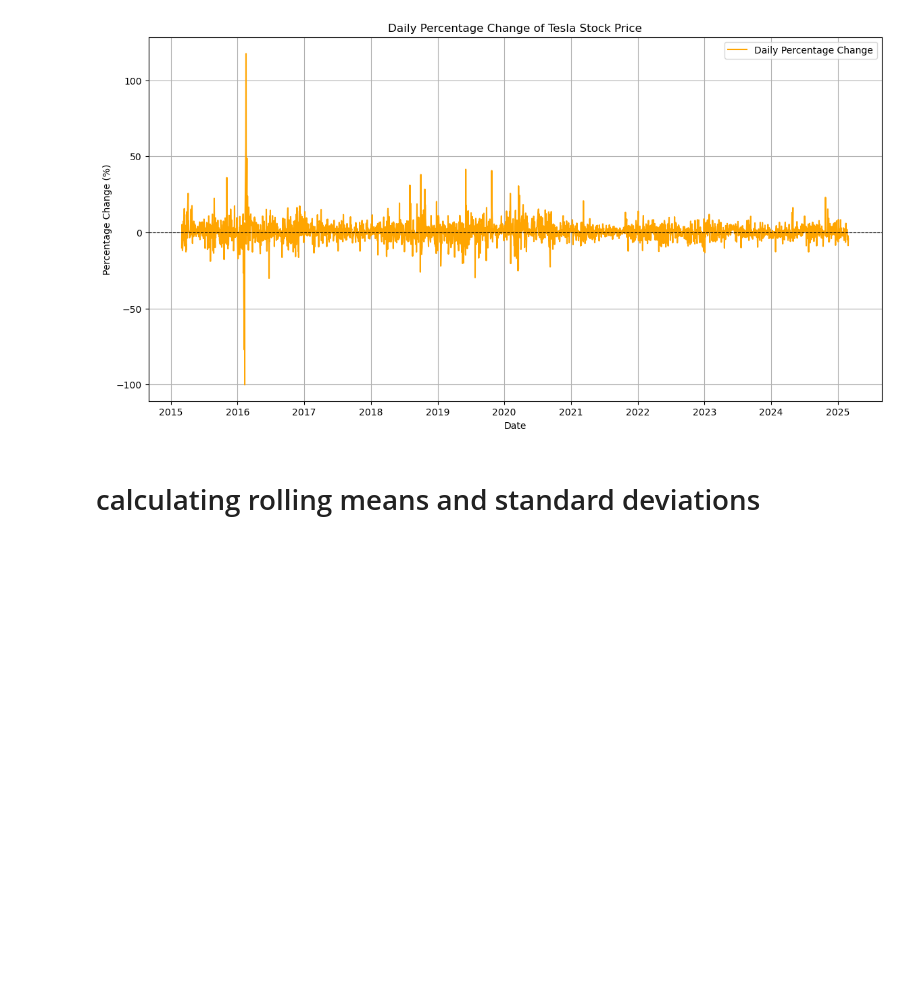
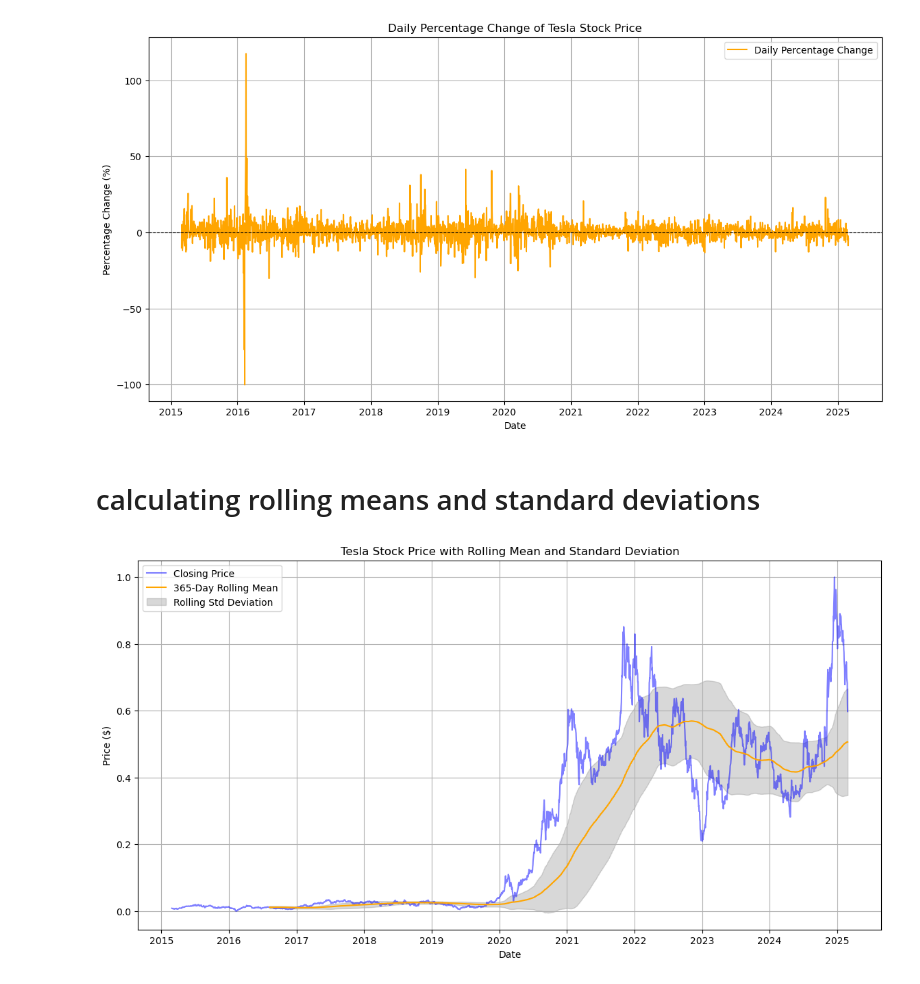
Before and after one commit to erisimasol/Week-11-KAIM-10X, a Jupyter notebook: Notebook/Week-11-Task.ipynb, the cells around one changed output. Drawn from its saved outputs; the diff is of its cells as text; code cells hidden in the pictures; blank space fills up the shorter version.

Commit message:
Create the plot means and standard deviations

```diff
--- a/Notebook/Week-11-Task.ipynb
+++ b/Notebook/Week-11-Task.ipynb
@@ -257,13 +257,15 @@ historical_data['Rolling Std'] = historical_data['Close'].rolling(window=window_
 # calculating rolling means and standard deviations
 # %%
 plt.figure(figsize=(14, 7))
-plt.plot(df.index, df['Close'], label='Closing Price', color='blue', alpha=0.5)
-plt.plot(df.index, df['Rolling Mean'], label='30-Day Rolling Mean', color='orange')
-plt.fill_between(df.index, df['Rolling Mean'] - df['Rolling Std'],
-                 df['Rolling Mean'] + df['Rolling Std'], color='gray', alpha=0.3, label='Rolling Std Deviation')
+plt.plot(historical_data.index, historical_data['Close'], label='Closing Price', color='blue', alpha=0.5)
+plt.plot(historical_data.index, historical_data['Rolling Mean'], label='365-Day Rolling Mean', color='orange')
+plt.fill_between(historical_data.index, historical_data['Rolling Mean'] - historical_data['Rolling Std'],
+                 historical_data['Rolling Mean'] + historical_data['Rolling Std'], color='gray', alpha=0.3, label='Rolling Std Deviation')
 plt.title('Tesla Stock Price with Rolling Mean and Standard Deviation')
 plt.xlabel('Date')
 plt.ylabel('Price ($)')
 plt.legend()
 plt.grid()
 plt.show()
+# %% [output]
+[figure, added]
```
